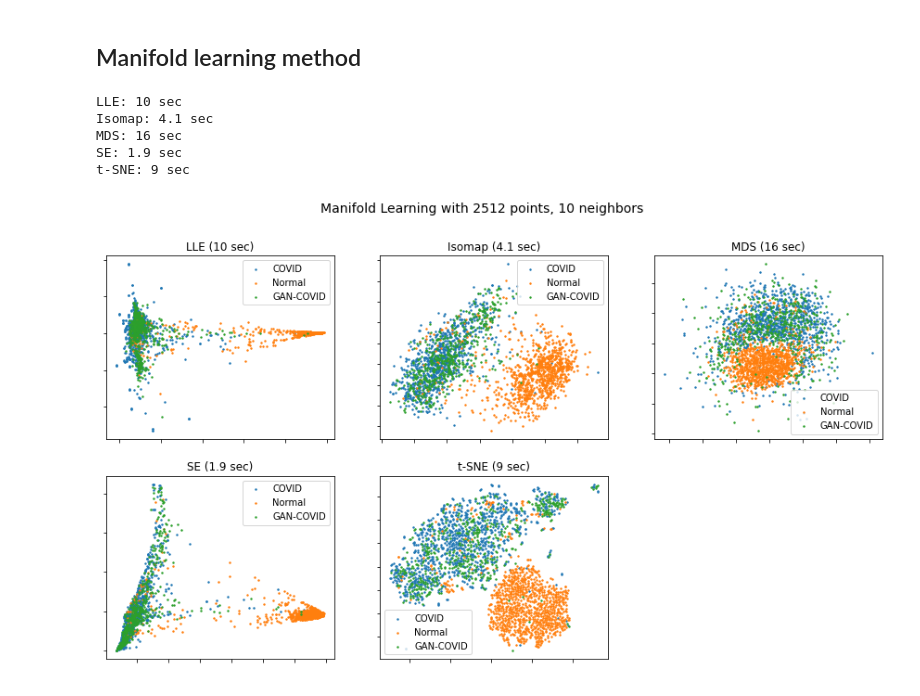
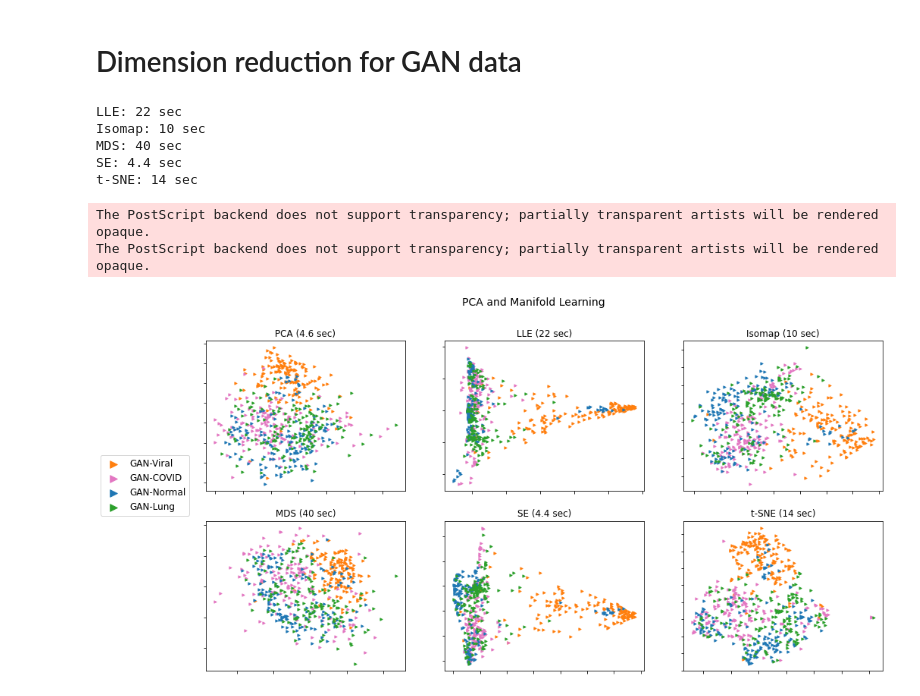
Before and after one commit to chenyingshu/csic5011_project2, a Jupyter notebook: Code/Visualization.ipynb, the cells around one changed output. Cells and saved outputs as stored; diff of their text form; code cells hidden in the pictures.

```diff
--- a/Code/Visualization.ipynb
+++ b/Code/Visualization.ipynb
@@ -20,3 +20,4 @@ from collections import OrderedDict
 from functools import partial
 # Next line to silence pyflakes. This import is needed.
 Axes3D
+colors = plt.rcParams['axes.prop_cycle'].by_key()['color']
@@ -24,0 +24,3 @@ mpl_toolkits.mplot3d.axes3d.Axes3D
+# %%
+class_labels=['COVID','Normal','Lung_Opacity','Viral Pneumonia']
+pic=cv2.imread('../Data/COVID-19_Radiography_Dataset_256x256/{class_label}/{class_label}-{n}.png'.format(class_label=class_labels[2],n=1))
@@ -193,5 +247,5 @@ t-SNE: 7 sec
 # %%
-X_o,y_o=load_data(1000,256)
-X_g,y_g=load_generated_data(512)
+X_o,y_o=load_data(1000)
+X_g,y_g=load_generated_data(500)
 X=np.append(X_o, X_g, axis=0)
 y=np.append(y_o, y_g,axis=0)
@@ -218,5 +262,0 @@ t-SNE: 11 sec
-# %%
-X_o,y_o=load_data(1000,256)
-X_g,y_g=load_generated_data_plus(512)
-X=np.append(X_o, X_g, axis=0)
-y=np.append(y_o, y_g,axis=0)
@@ -229,11 +263,13 @@ explained_variance_ratio:
-# %% [markdown]
-## Manifold learning method
+# %% [markdown]
+# Dimension reduction for GAN data
 # %%
-_manifold(X,y,methods)
+all_together(X,y,methods,'allGAN',plot_number=150,s=10)
 # %% [output]
-LLE: 10 sec
-Isomap: 4.1 sec
-MDS: 16 sec
-SE: 1.9 sec
-t-SNE: 9 sec
+LLE: 22 sec
+Isomap: 10 sec
+MDS: 40 sec
+SE: 4.4 sec
+t-SNE: 14 sec
+The PostScript backend does not support transparency; partially transparent artists will be rendered opaque.
+The PostScript backend does not support transparency; partially transparent artists will be rendered opaque.
-[figure, old version]
+[figure, new version]
```
Also changed, not shown: parts of 18 cells of this notebook, 13 other files.
